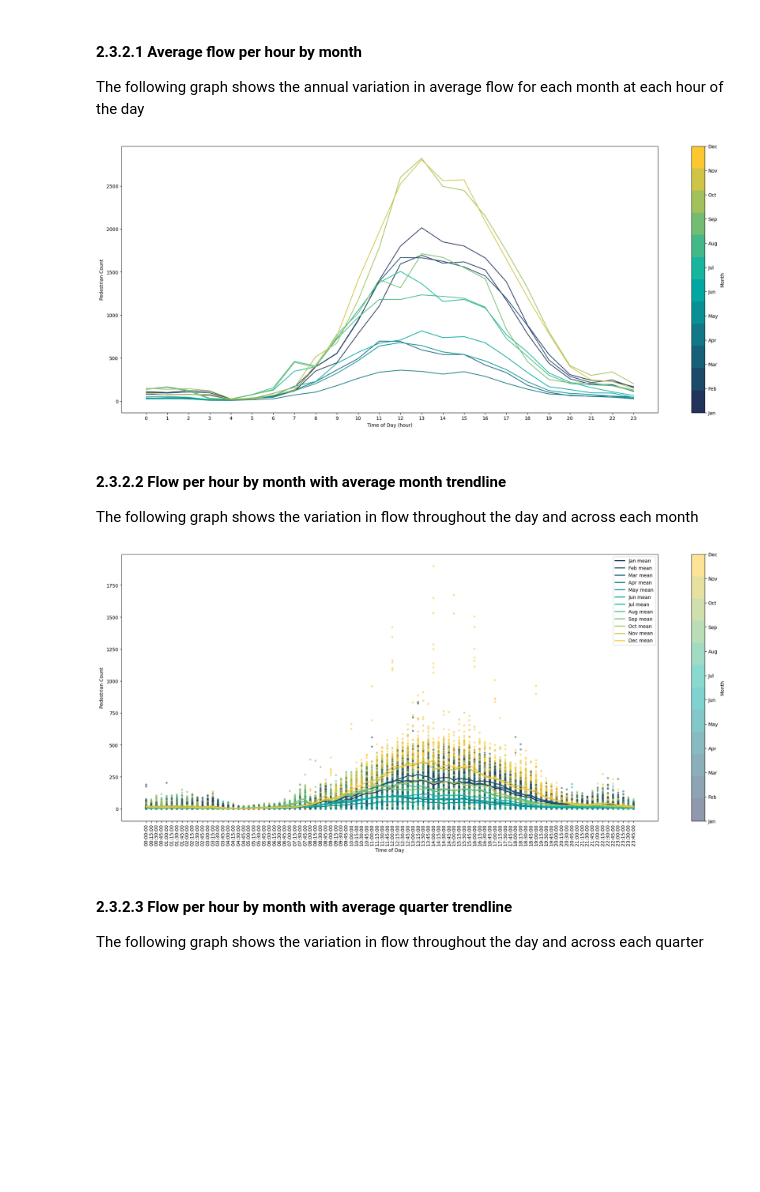
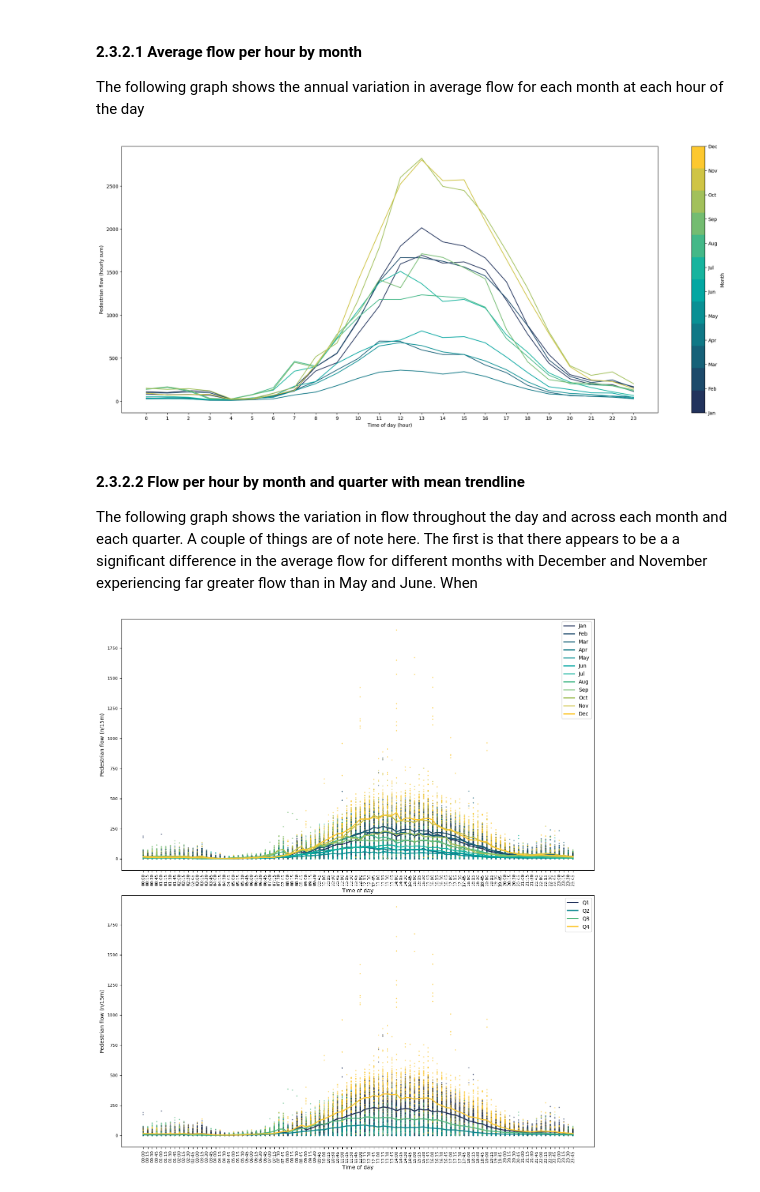
Before and after one commit to carrowmw/mres-project, a Jupyter notebook: analysis_files/2.3_Data_Exploration_Report.ipynb, the cells around one changed output. Cells and saved outputs as stored; diff of their text form; code cells hidden in the pictures; blank space fills up the shorter version.

```diff
--- a/analysis_files/2.3_Data_Exploration_Report.ipynb
+++ b/analysis_files/2.3_Data_Exploration_Report.ipynb
@@ -63,20 +87,20 @@ east_df = east_df.sort_values('time')
 # groups on year-month-day-hour and yields sum (total pedestrians per hour)
 hour_of_the_day_sum_df = east_df.groupby('year-month-day-hour') \
                        .agg({'value':'sum',
-                             'hour':'first',
+                             'hours_since_midnight':'first',
                              'time':'first',
                              'year-month':'first',
                              'month':'first',
                              'month-hour':'first'}) \
-                       .sort_values('hour') \
+                       .sort_values('hours_since_midnight') \
                        .reset_index()
 
 # groups and sums on month-hour and yield mean (average pedestrians per hour in each month)
 hour_month_average_df = hour_of_the_day_sum_df.groupby('month-hour') \
                                  .agg({'value':'mean',
-                                       'hour':'first',
+                                       'hours_since_midnight':'first',
                                        'month':'first'}) \
-                                 .sort_values('hour') \
+                                 .sort_values('hours_since_midnight') \
                                  .reset_index()
 # %%
 len(east_df), len(hour_of_the_day_sum_df), len(hour_month_average_df)
@@ -99,13 +123,13 @@ for i, month in enumerate(set(hour_month_average_df['month'])):
     month_df = hour_month_average_df[hour_month_average_df['month'] == month]
 
     # plot the line for the current month with the corresponding color from the colormap
-    ax.plot(month_df['hour'].astype(str),
+    ax.plot(month_df['hours_since_midnight'].astype(str),
             month_df['value'],
             color=cmap(i - 1),
             label=f'Month {month}')
 
 ax.set_xlabel('Time of day (hour)')
-ax.set_ylabel('Pedestrian count')
+ax.set_ylabel('Pedestrian flow (hourly sum)')
 
 # add a colorbar to show the mapping of colors to months
 norm = matplotlib.colors.Normalize(vmin=1, vmax=len_months)
@@ -116,40 +140,61 @@ cbar.set_label('Month')
 plt.savefig(os.path.join(OUTPUT_FIGURES_PATH,'Average flow per hour by month.svg'), bbox_inches='tight')
 plt.show()
 # %% [output]
-[figure, old version]
+[figure, new version]
 # %% [markdown]
-#### 2.3.2.2 Flow per hour by month with average month trendline
-The following graph shows the variation in flow throughout the day and across each month
+#### 2.3.2.2 Flow per hour by month and quarter with mean trendline
+The following graph shows the variation in flow throughout the day and across each month and each quarter. A couple of things are of note here. The first is that there appears to be a a significant difference in the average flow for different months with December and November experiencing far greater flow than in May and June. When
 # %%
+############### First figure
+
+# instantiate the color map and reverse it so it matches the legend order
 cmap = matplotlib.colors.ListedColormap([custom_colormap(i/11) for i in range(12)])
 
-monthly_interval_mean_df = east_df.groupby(['month', 'time'])['value'].mean().reset_index()
+monthly_interval_mean_df = east_df.groupby(['month', 'hour-minutes'])['value'].mean().reset_index()
 
-fig, ax = plt.subplots(figsize=(25, 10))
+fig, ax = plt.subplots(2, 1, figsize=(16, 18))
+fig.subplots_adjust(hspace=0.1)
 
 month_names = ['Jan', 'Feb', 'Mar', 'Apr', 'May', 'Jun', 'Jul', 'Aug', 'Sep', 'Oct', 'Nov', 'Dec']
 
 for month in range(1, 13):
     month_data = monthly_interval_mean_df[monthly_interval_mean_df['month'] == month]
-    ax.plot(month_data['time'].astype(str), month_data['value'], linewidth=2, label=f'{month_names[month - 1]} mean', color=cmap.colors[month - 1])
+    ax[0].plot(month_data['hour-minutes'].astype(str), month_data['value'], linewidth=2, label=f'{month_names[month - 1]}', color=cmap.colors[month - 1])
 
-ax.legend()
+ax[0].legend()
 
-sc = ax.scatter(x=east_df['time'].astype(str), y=east_df['value'], c=east_df['month'], cmap=cmap, alpha=0.5, s=10)
+sc = ax[0].scatter(x=east_df['hour-minutes'].astype(str), y=east_df['value'], c=east_df['month'], cmap=cmap, alpha=0.5, s=2)
 
-ax.tick_params(axis='x', rotation=90)
-ax.set_xlabel('Time of Day')
-ax.set_ylabel('Pedestrian Count')
+ax[0].tick_params(axis='x', rotation=90)
+ax[0].set_xlabel('Time of day')
+ax[0].set_ylabel('Pedestrian flow (n/15m)')
+ax[0].tick_params(labelsize=8)
 
-# add a colorbar to show the mapping of colors to months
-cbar = plt.colorbar(sc, ticks=np.arange(1, 13))
-cbar.ax.set_yticklabels(month_names)
-cbar.set_label('Month')
 
-plt.savefig(os.path.join(OUTPUT_FIGURES_PATH, 'Total Flow per 15 Min Period by Month.svg'))
+############### Second figure
+
+# instantiate the color map and reverse it so it matches the legend order
+cmap = matplotlib.colors.ListedColormap([custom_colormap(i/3) for i in range(4)])
+
+quarter_interval_mean_df = east_df.groupby(['quarter', 'hour-minutes'])['value'].mean().reset_index()
+
+sc = ax[1].scatter(x=east_df['hour-minutes'].astype(str), y=east_df['value'], c=east_df['quarter'], cmap=cmap, alpha=0.5, s=2)
+
+for quarter in range(1, 5):
+    quarter_data = quarter_interval_mean_df[quarter_interval_mean_df['quarter'] == quarter]
+    ax[1].plot(quarter_data['hour-minutes'].astype(str), quarter_data['value'], linewidth=2, label=f'Q{quarter}', color=cmap.colors[quarter - 1])
+
+ax[1].legend()
+
+ax[1].tick_params(axis='x', rotation=90)
+ax[1].set_xlabel('Time of day')
+ax[1].set_ylabel('Pedestrian flow (n/15m)')
+ax[1].tick_params(labelsize=8)
+
+
+################ Save both figs
+
+plt.savefig(os.path.join(OUTPUT_FIGURES_PATH, 'Total Flow per 15 Min Period.svg'), bbox_inches='tight')
 plt.show()
 # %% [output]
-[figure, old version]
+[figure, new version]
-# %% [markdown]
-#### 2.3.2.3 Flow per hour by month with average quarter trendline
-The following graph shows the variation in flow throughout the day and across each quarter
```
Also changed, not shown: parts of 27 cells of this notebook, 17 other files.
